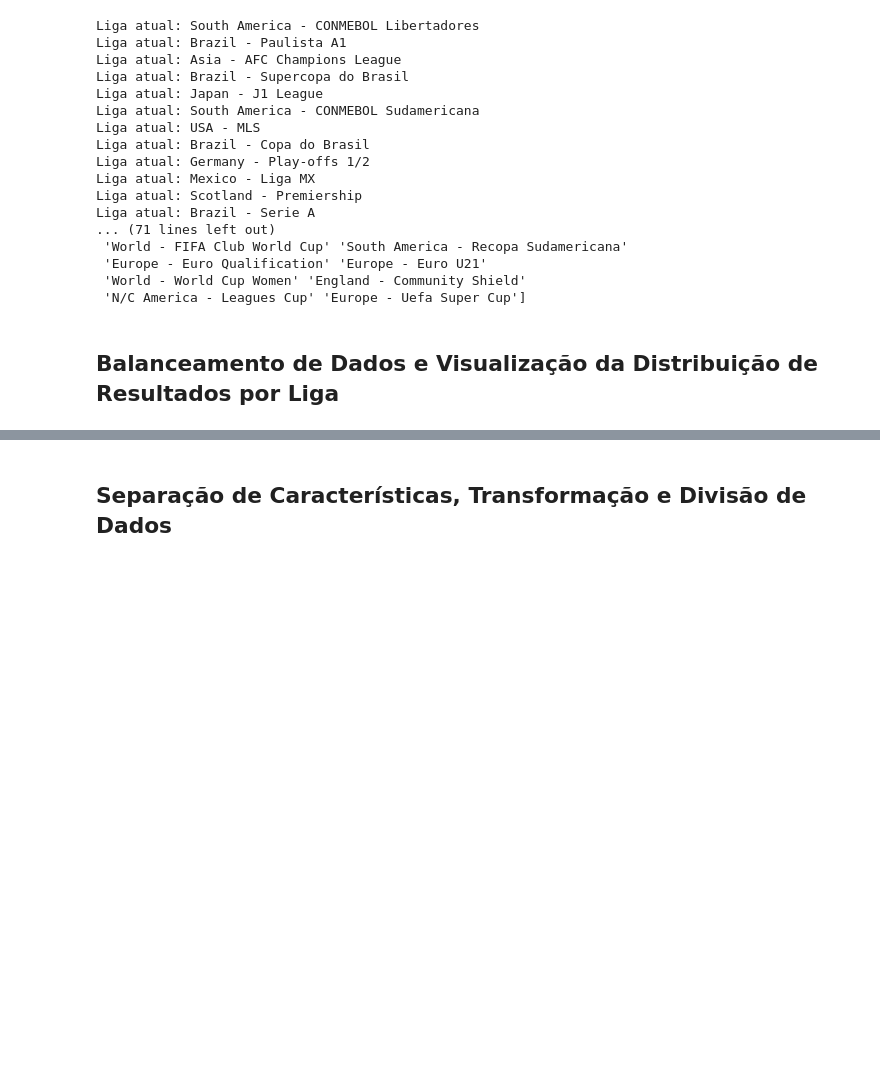
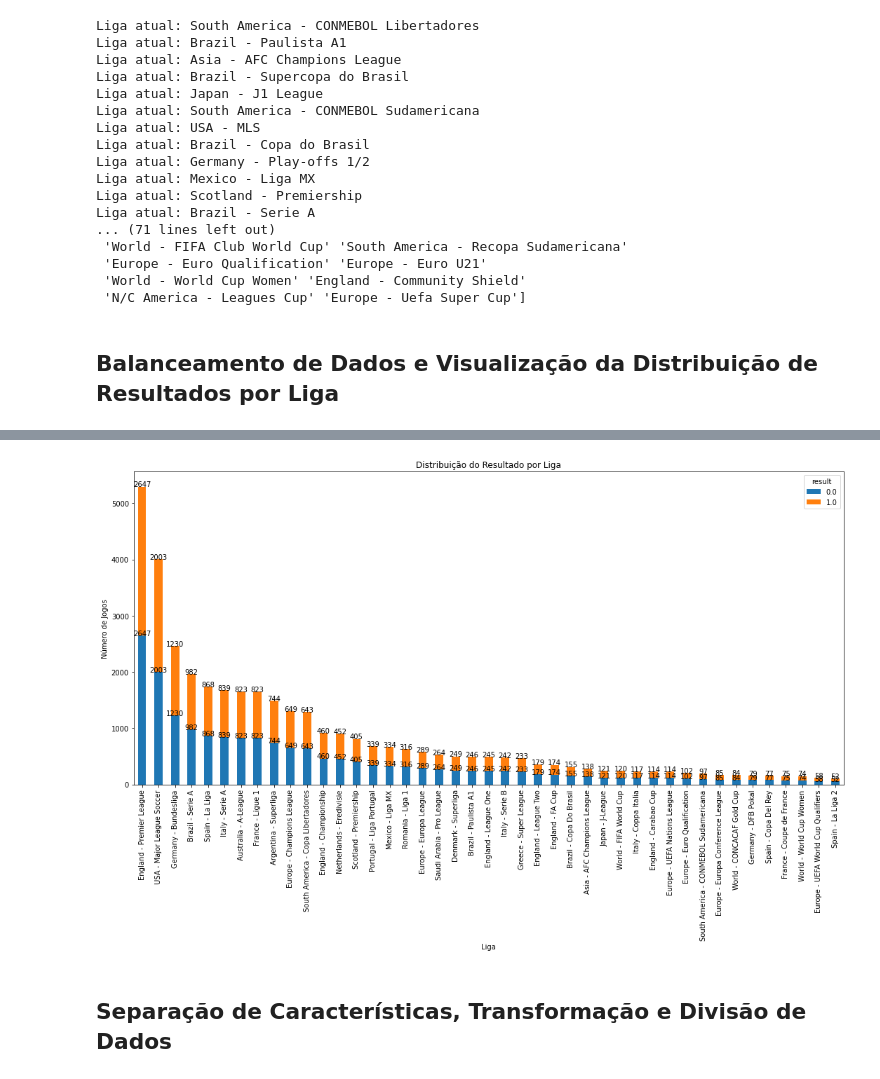
Before and after one commit to nathancarlos22/eo-fut-live, a Jupyter notebook: src/nc-model-pred-live.ipynb, the cells around one changed output, grey strips where cells are left out. Saved outputs shown, nothing was run; the diff lists cells and outputs as text; code cells hidden in the pictures; blank space fills up the shorter version.

```diff
--- a/src/nc-model-pred-live.ipynb
+++ b/src/nc-model-pred-live.ipynb
@@ -119,8 +94,8 @@ print("Ligas únicas:", leagues_opta)
 
 # Calculando o tempo de posse de bola
 total_passes = df['passes_away'] + df['passes_home']
-df['possessiontime_away'] = (df['passes_away'] / total_passes) * 100
-df['possessiontime_home'] = (df['passes_home'] / total_passes) * 100
+df['possessiontime_away'] = round((df['passes_away'] / total_passes) * 100)
+df['possessiontime_home'] = round((df['passes_home'] / total_passes) * 100)
 print("\nDados de posse de bola:\n", df[['possessiontime_away', 'possessiontime_home']].head())
 
 # Renomeando colunas
@@ -352,0 +238,68 @@ Name: result, dtype: float64
+# %%
+def count_matches(df, home_col, away_col):
+    """Conta as partidas jogadas por cada time, tanto em casa quanto fora."""
+    matches_home = df[home_col].value_counts()
+    matches_away = df[away_col].value_counts()
+    return matches_home.add(matches_away, fill_value=0)
+
+def filter_leagues(df, league_col, result_col, min_matches=100):
+    """Filtra ligas com base no número de partidas e na diversidade de resultados."""
+    ## Agrupando por liga e filtrando aquelas com menos de 100 jogos
+    ligas_com_100_jogos = df.groupby(league_col).filter(lambda x: len(x) >= min_matches)
+
+    # Filtrando as ligas que têm mais de um valor único em 'result'
+    ligas_diversas = ligas_com_100_jogos.groupby(league_col).filter(lambda x: x[result_col].nunique() > 1)
+
+    return ligas_diversas
+
+def balance_data(df, liga_col='league', result_col='result'):
+    # Agrupando por liga e balanceando os resultados dentro de cada grupo
+    def balancear_grupo(grupo):
+        # Encontrando a contagem mínima de valores em 'result'
+        min_count = grupo[result_col].value_counts().min()
+
+        # Amostragem de cada categoria em 'result' para ter a mesma contagem
+        return grupo.groupby(result_col).apply(lambda x: x.sample(min_count)).reset_index(drop=True)
+
+    # Aplicando a função de balanceamento a cada liga
+    df_balanceado = df.groupby(liga_col, group_keys=False).apply(balancear_grupo).reset_index(drop=True)
+
+    return df_balanceado
+
+# Aplicando as funções ao DataFrame original
+print("Contando partidas por time...")
+total_matches_per_team = count_matches(df, 'homeTeam', 'awayTeam')
+print("Total de partidas por time:", len(total_matches_per_team))
+
+print("\nBalanceando dados...")
+balanced_data = balance_data(df, 'league', 'result')
+df = balanced_data
+print("Dados balanceados:\n")
+print(df['result'].value_counts())
+
+print("\nFiltrando dados de ligas...")
+filtered_data = filter_leagues(df, 'league', 'result')
+print("Dados filtrados:\n")
+print(filtered_data['league'].value_counts())
+df = filtered_data
+
+league_distribution = df.groupby(['league', 'result']).size().unstack().fillna(0)
+sorted_leagues = league_distribution.sum(axis=1).sort_values(ascending=False).head(100).index
+
+plt.figure(figsize=(15, 10))
+ax = league_distribution.loc[sorted_leagues].plot(kind='bar', stacked=True, ax=plt.gca())
+plt.title('Distribuição do Resultado por Liga')
+plt.ylabel('Número de Jogos')
+plt.xlabel('Liga')
+plt.tight_layout()
+plt.xticks(rotation=90)
+
+# Iterando sobre as barras e adicionando anotações
+for p in ax.patches:
+    width = p.get_width()
+    height = p.get_height()
+    x, y = p.get_xy()
+    ax.annotate(f'{height:.0f}', (x + width/2, y + height), ha='center')
+
+plt.show()
+# %% [output]
@@ -353,2 +323,3 @@ Name: result, dtype: float64
+[figure, added]
 # %% [markdown]
 ## Separação de Características, Transformação e Divisão de Dados
```
Also changed, not shown: parts of 20 cells of this notebook, 2 other files.
